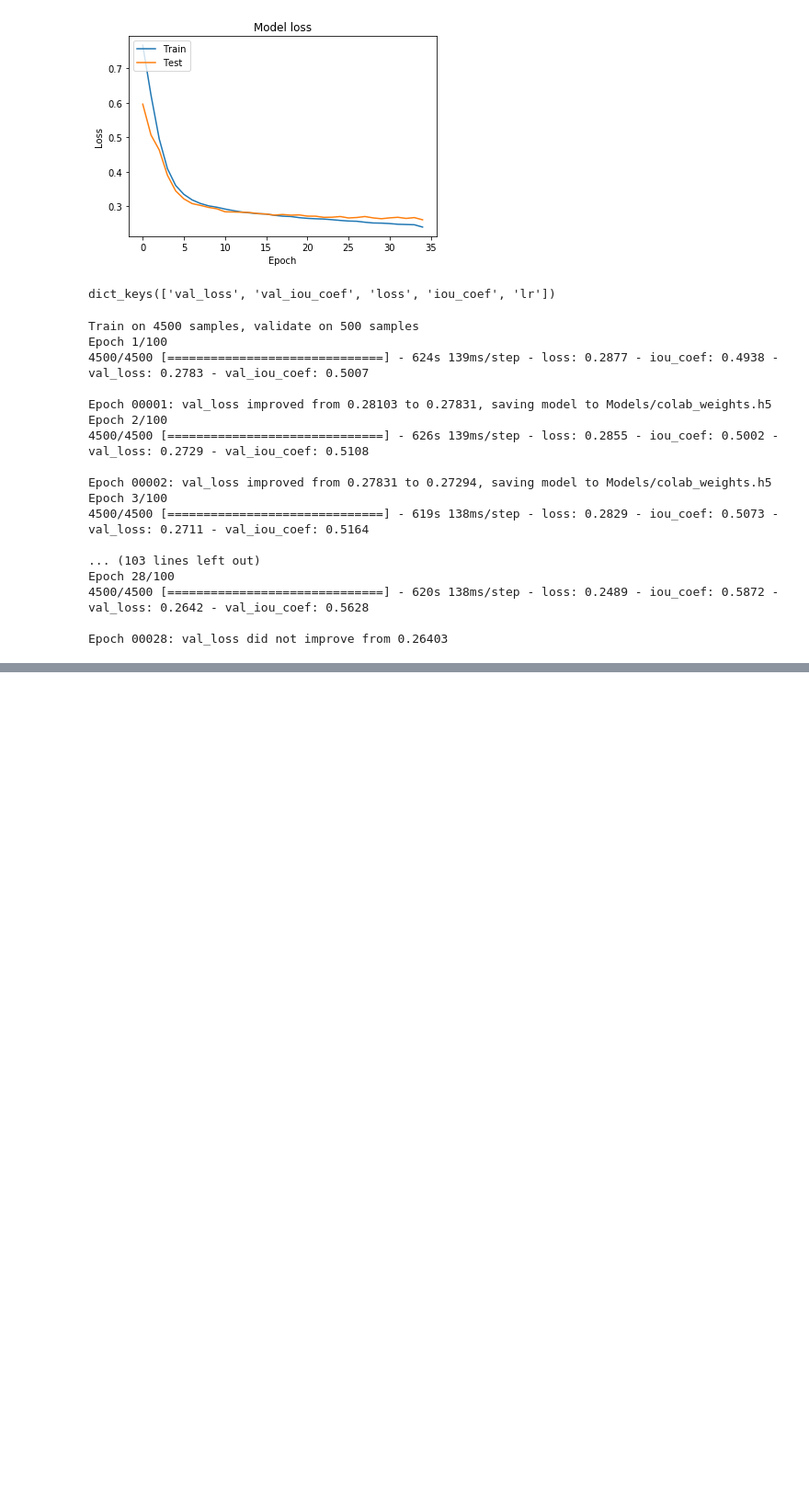
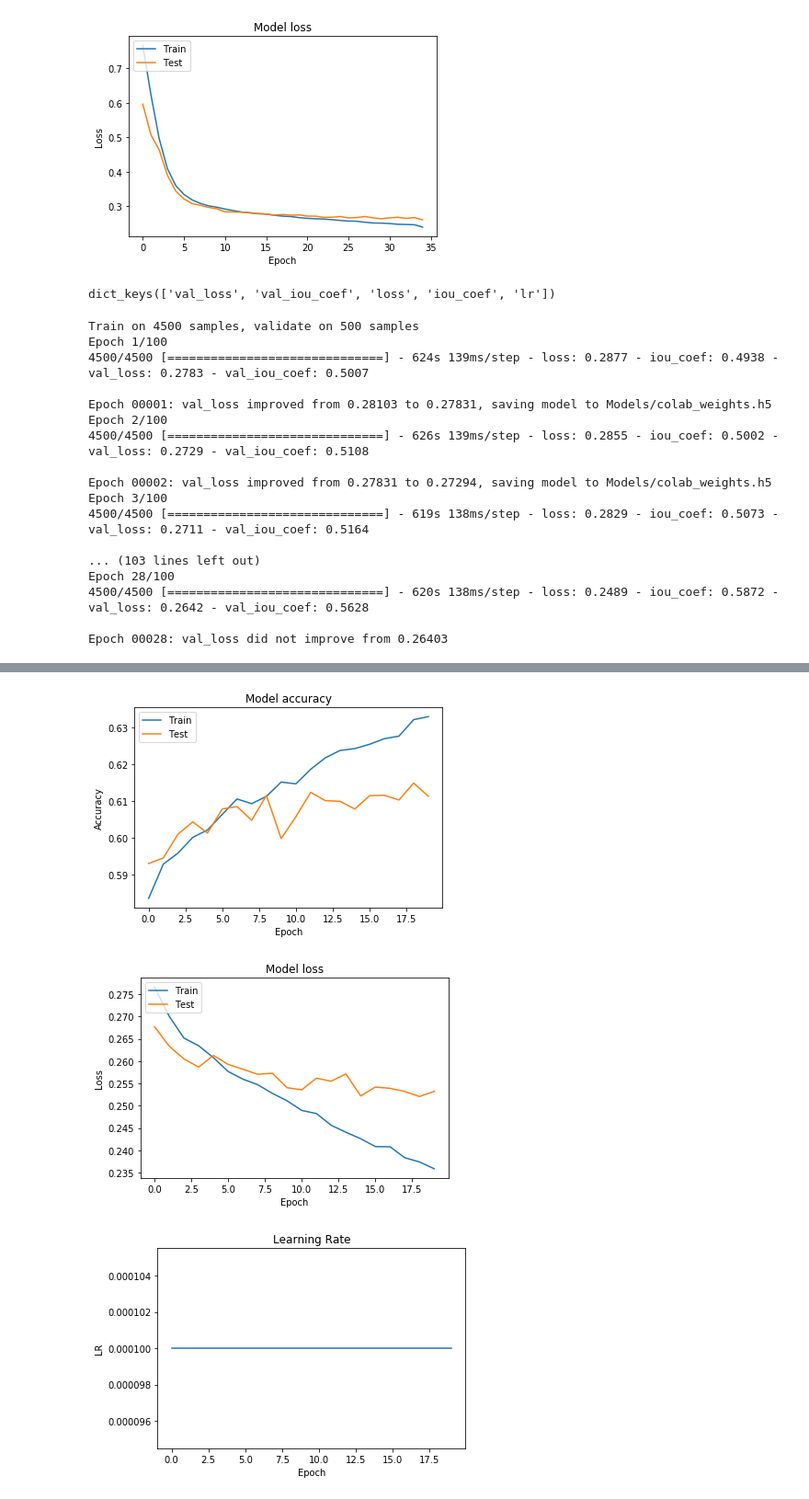
Before and after one commit to parshwa1999/Map-Segmentation, a Jupyter notebook: MapSeg.ipynb, the cells around one changed output, grey strips where cells are left out. Shown at 92% size. Cells and saved outputs as stored; diff of their text form; code cells hidden in the pictures; blank space fills up the shorter version.

```diff
--- a/MapSeg.ipynb
+++ b/MapSeg.ipynb
@@ -355,0 +377,14 @@ Epoch 00028: val_loss did not improve from 0.26403
+# %%
+road_0 = road[0 : 10000]
+roadlabel_0 = roadlabel[0 : 10000]
+
+model.load_weights("Models/road_weights.h5")
+
+history = model.fit(road_0,
+                    roadlabel_0/255,
+                    validation_split = 0.1,
+                    epochs=20,
+                    batch_size = 32,
+                    callbacks = [checkpointer, earlystopper, lr_reducer, TensorBoardColabCallback(tbc)]
+                       )
+#del road, roadlabel
@@ -355,0 +409,35 @@ Epoch 00028: val_loss did not improve from 0.26403
+# %%
+import matplotlib.pyplot as plt
+
+# Plot training & validation accuracy values
+plt.plot(history.history['iou_coef'])
+plt.plot(history.history['val_iou_coef'])
+plt.title('Model accuracy')
+plt.ylabel('Accuracy')
+plt.xlabel('Epoch')
+plt.legend(['Train', 'Test'], loc='upper left')
+plt.show()
+
+# Plot training & validation loss values
+plt.plot(history.history['loss'])
+plt.plot(history.history['val_loss'])
+plt.title('Model loss')
+plt.ylabel('Loss')
+plt.xlabel('Epoch')
+plt.legend(['Train', 'Test'], loc='upper left')
+plt.show()
+
+plt.plot(history.history['lr'])
+#plt.plot(history.history['val_loss'])
+plt.title('Learning Rate')
+plt.ylabel('LR')
+plt.xlabel('Epoch')
+#plt.legend(['Lear', 'Test'], loc='upper left')
+plt.show()
+
+
+#print(history['lr'])
+# %% [output]
+[figure, added]
+[figure, added]
+[figure, added]
```
Also changed, not shown: parts of 10 cells of this notebook.
